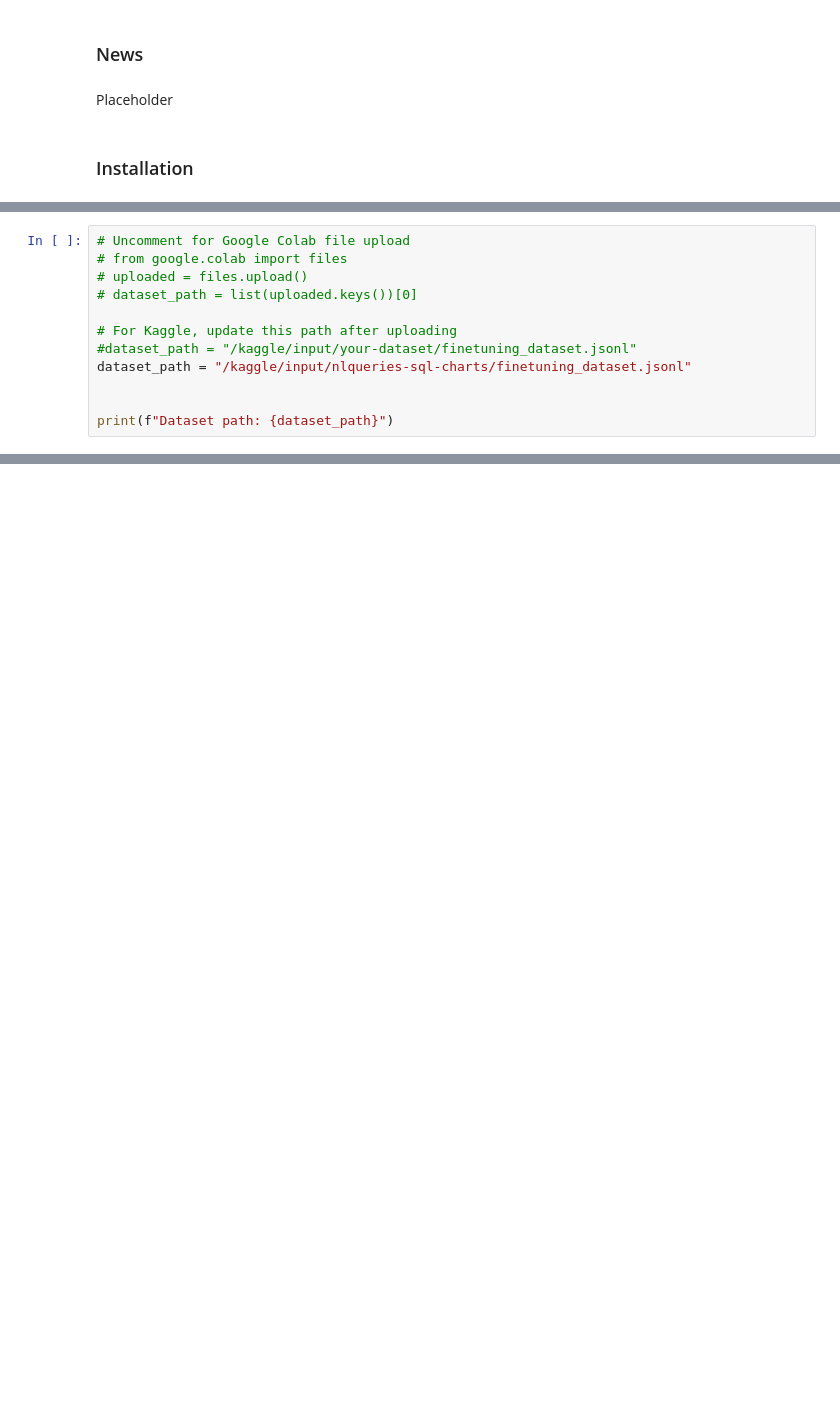
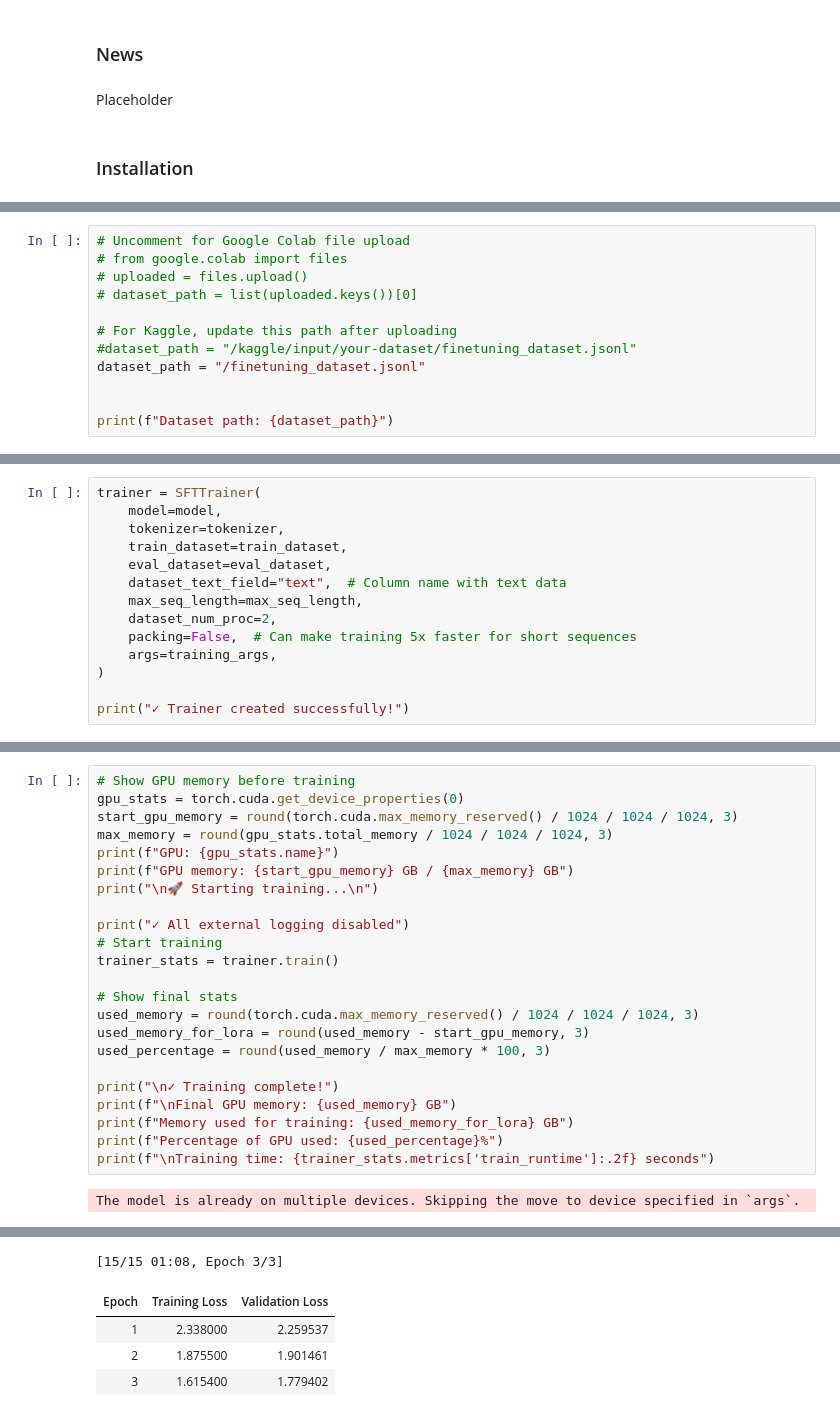
Before and after one commit to tocssharma/PythonApp1, a Jupyter notebook: original_template/Qwen3_(4B)-Instruct.ipynb, the cells around one changed output, grey strips where cells are left out. Drawn from its saved outputs; the diff is of its cells as text; blank space fills up the shorter version.

```diff
--- a/original_template/Qwen3_(4B)-Instruct.ipynb
+++ b/original_template/Qwen3_(4B)-Instruct.ipynb
@@ -25,7 +31,7 @@ import json
 
 # For Kaggle, update this path after uploading
 #dataset_path = "/kaggle/input/your-dataset/finetuning_dataset.jsonl"
-dataset_path = "/kaggle/input/nlqueries-sql-charts/finetuning_dataset.jsonl"
+dataset_path = "/finetuning_dataset.jsonl"
 
 
 print(f"Dataset path: {dataset_path}")
@@ -162,0 +171,14 @@ print(f"Peak reserved memory for training % of max memory = {lora_percentage} %.
+# %%
+trainer = SFTTrainer(
+    model=model,
+    tokenizer=tokenizer,
+    train_dataset=train_dataset,
+    eval_dataset=eval_dataset,
+    dataset_text_field="text",  # Column name with text data
+    max_seq_length=max_seq_length,
+    dataset_num_proc=2,
+    packing=False,  # Can make training 5x faster for short sequences
+    args=training_args,
+)
+
+print("✓ Trainer created successfully!")
@@ -162,0 +197,25 @@ print(f"Peak reserved memory for training % of max memory = {lora_percentage} %.
+# %%
+# Show GPU memory before training
+gpu_stats = torch.cuda.get_device_properties(0)
+start_gpu_memory = round(torch.cuda.max_memory_reserved() / 1024 / 1024 / 1024, 3)
+max_memory = round(gpu_stats.total_memory / 1024 / 1024 / 1024, 3)
+print(f"GPU: {gpu_stats.name}")
+print(f"GPU memory: {start_gpu_memory} GB / {max_memory} GB")
+print("\n🚀 Starting training...\n")
+
+print("✓ All external logging disabled")
+# Start training
+trainer_stats = trainer.train()
+
+# Show final stats
+used_memory = round(torch.cuda.max_memory_reserved() / 1024 / 1024 / 1024, 3)
+used_memory_for_lora = round(used_memory - start_gpu_memory, 3)
+used_percentage = round(used_memory / max_memory * 100, 3)
+
+print("\n✓ Training complete!")
+print(f"\nFinal GPU memory: {used_memory} GB")
+print(f"Memory used for training: {used_memory_for_lora} GB")
+print(f"Percentage of GPU used: {used_percentage}%")
+print(f"\nTraining time: {trainer_stats.metrics['train_runtime']:.2f} seconds")
+# %% [output]
+The model is already on multiple devices. Skipping the move to device specified in `args`.
@@ -162,0 +233,5 @@ print(f"Peak reserved memory for training % of max memory = {lora_percentage} %.
+[15/15 01:08, Epoch 3/3]
+| Epoch | Training Loss | Validation Loss |
+| 1 | 2.338000 | 2.259537 |
+| 2 | 1.875500 | 1.901461 |
+| 3 | 1.615400 | 1.779402 |
```
Also changed, not shown: parts of 28 cells of this notebook.
